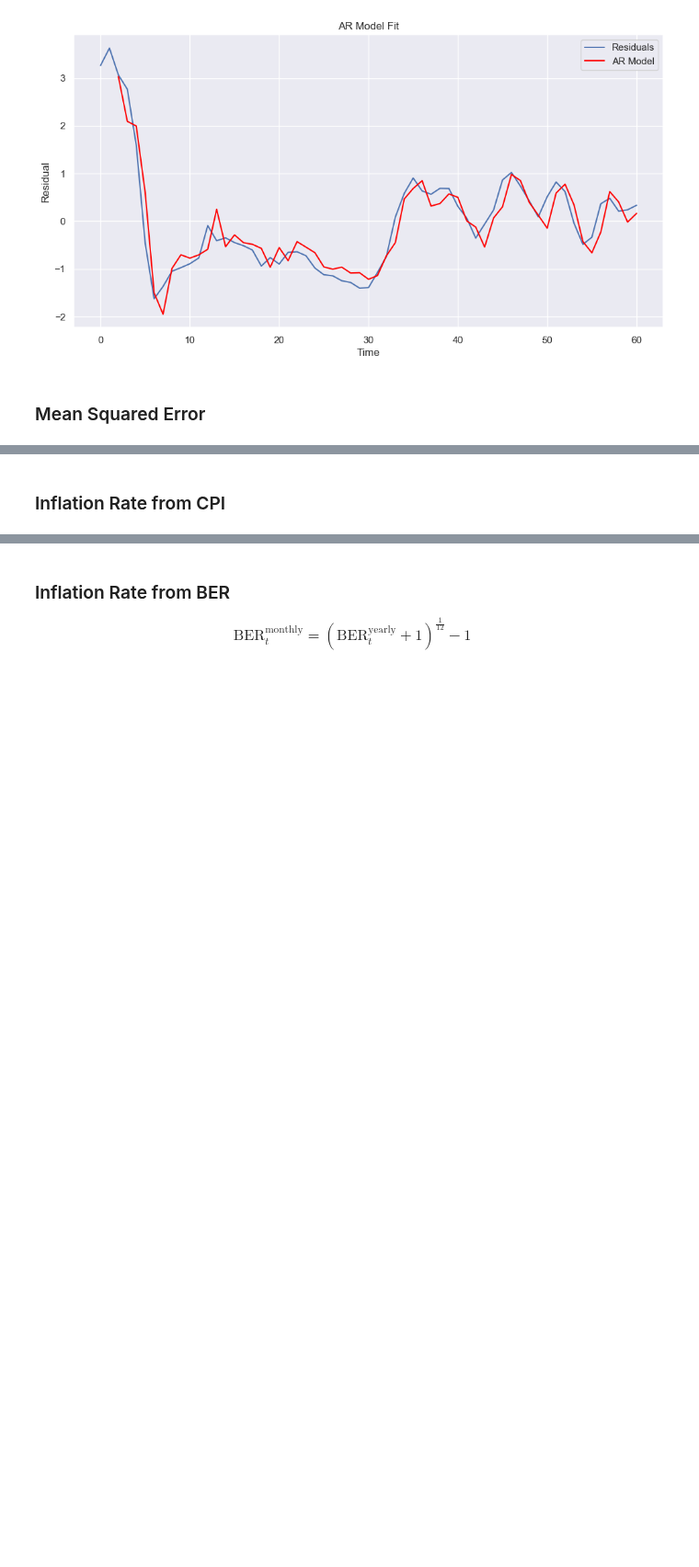
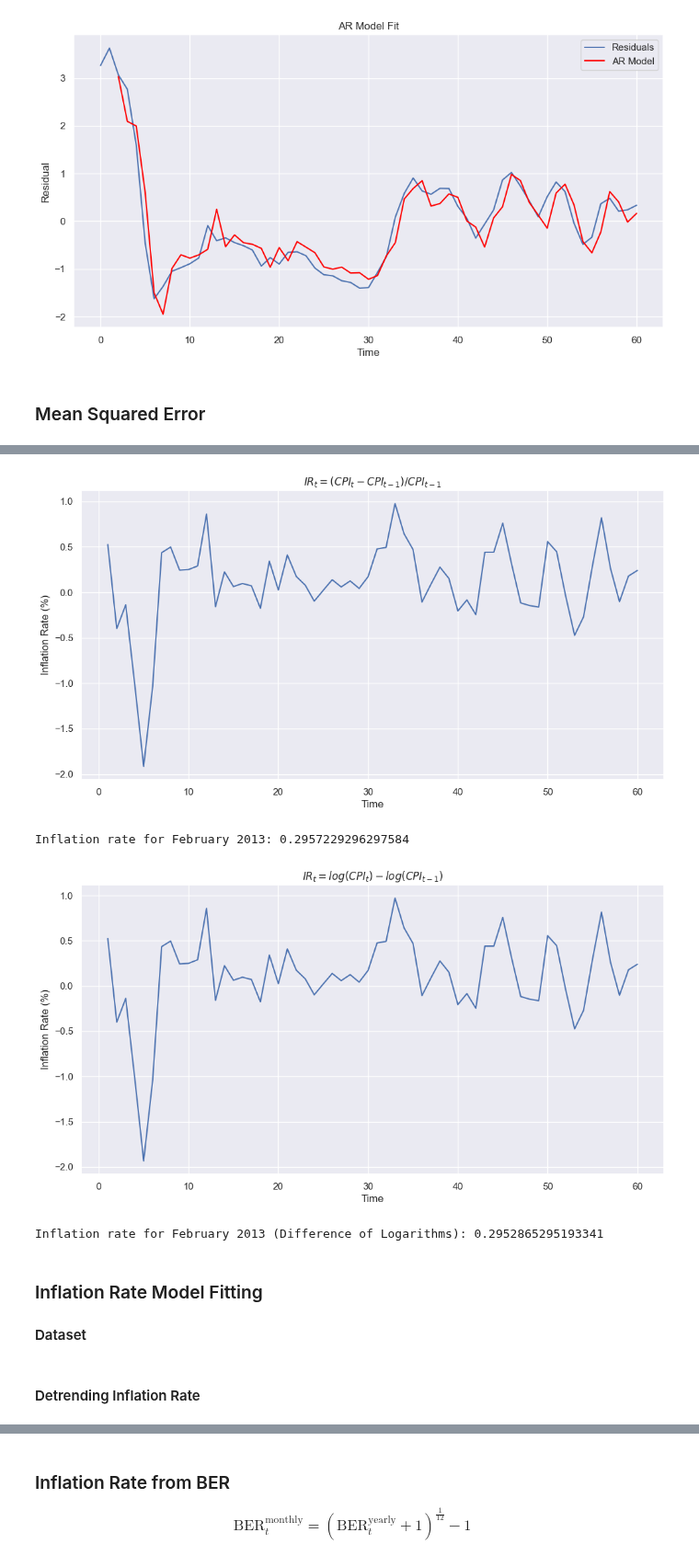
Before and after one commit to eddysanoli-galileo/Data-Analysis-Statistical-Modeling-and-Computation-in-Applications, a Jupyter notebook: Module 4 - Time Series/Project/Problem 3.ipynb, the cells around one changed output, grey strips where cells are left out. Shown at 92% size. Cells and saved outputs as stored; diff of their text form; code cells hidden in the pictures; blank space fills up the shorter version.

```diff
--- a/Module 4 - Time Series/Project/Problem 3.ipynb
+++ b/Module 4 - Time Series/Project/Problem 3.ipynb
@@ -305,0 +333,58 @@ RMSE: 0.38730980891932343
+# %%
+# ============== PERCENTAGE CHANGE ============= #
+
+# Calculate the inflation rate as the percentage change
+# between the CPI values
+inflation_rate = (np.diff(y, axis=0) / y[:-1]) * 100
+
+# Plot the inflation rate
+plt.figure(figsize=(12, 6))
+plt.plot(X[1:], inflation_rate, label='Inflation Rate')
+plt.title('$IR_t = (CPI_t - CPI_{t-1}) / CPI_{t-1}$')
+plt.xlabel('Time')
+plt.ylabel('Inflation Rate (%)')
+plt.show()
+
+# Get the index where the second column of the CPI dataset is equal
+# to february 2013
+february_2013 = pd.to_datetime('2013-02-01')
+february_2013_idx = np.where(cpi_array[:, 1] == february_2013)[0][0]
+
+# Subtract 1 from the february 2013 index since the inflation rate
+# is calculated as the percentage change between the CPI values
+february_2013_idx -= 1
+
+# Get the inflation rate for february 2013
+february_2013_inflation_rate = inflation_rate[february_2013_idx]
+print("Inflation rate for February 2013:", february_2013_inflation_rate[0])
+
+# ========== DIFFERENCE OF LOGARITHMS ========== #
+
+# Calculate the inflation rate as the difference of logarithms
+# between the CPI values
+y_log = np.log(np.array(y, dtype=np.float64))
+inflation_rate_log = np.diff(y_log, axis=0) * 100
+
+# Plot the inflation rate
+plt.figure(figsize=(12, 6))
+plt.plot(X[1:], inflation_rate_log, label='Inflation Rate')
+plt.title('$IR_t = log(CPI_t) - log(CPI_{t-1})$')
+plt.xlabel('Time')
+plt.ylabel('Inflation Rate (%)')
+plt.show()
+
+# Get the inflation rate for february 2013
+february_2013_inflation_rate_log = inflation_rate_log[february_2013_idx]
+print(
+    "Inflation rate for February 2013 (Difference of Logarithms):",
+    february_2013_inflation_rate_log[0]
+)
+# %% [output]
+[figure, added]
+Inflation rate for February 2013: 0.2957229296297584
+[figure, added]
+Inflation rate for February 2013 (Difference of Logarithms): 0.2952865295193341
+# %% [markdown]
+### Inflation Rate Model Fitting
+
+#### Dataset
@@ -306,2 +396,2 @@ RMSE: 0.38730980891932343
 # %% [markdown]
-### Inflation Rate from CPI
+#### Detrending Inflation Rate
```
Also changed, not shown: parts of 14 cells of this notebook, 14 other files.
